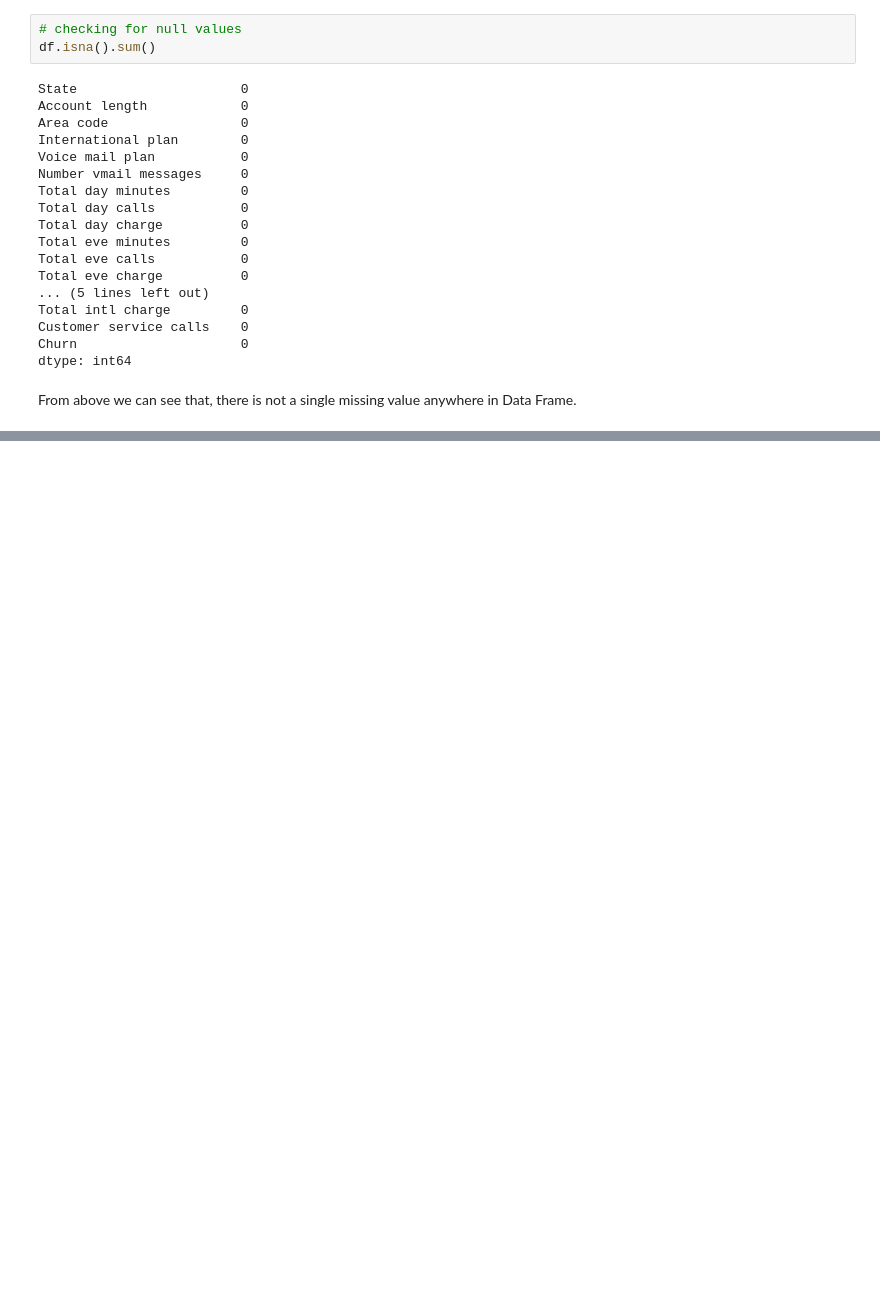
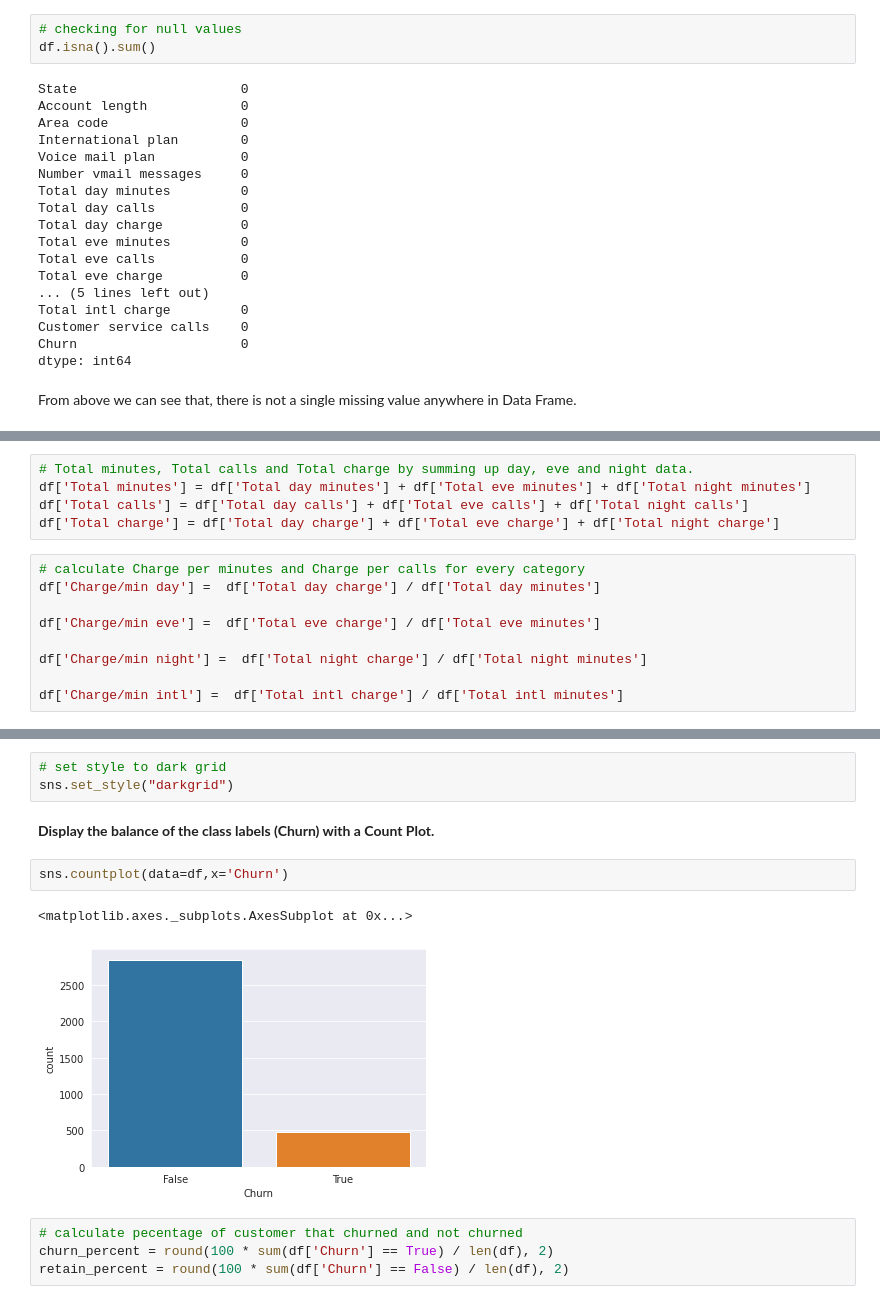
Before and after one commit to Gaurav2912/Telecom-Churn-Analysis---Capstone-Project, a Jupyter notebook: Telecom_Churn_Analysis_Capstone_Project.ipynb, the cells around one changed output, grey strips where cells are left out. Drawn from its saved outputs; the diff is of its cells as text; blank space fills up the shorter version.

```diff
--- a/Telecom_Churn_Analysis_Capstone_Project.ipynb
+++ b/Telecom_Churn_Analysis_Capstone_Project.ipynb
@@ -103,0 +213,14 @@ object type, int tp
+# %%
+# Total minutes, Total calls and Total charge by summing up day, eve and night data.
+df['Total minutes'] = df['Total day minutes'] + df['Total eve minutes'] + df['Total night minutes']
+df['Total calls'] = df['Total day calls'] + df['Total eve calls'] + df['Total night calls']
+df['Total charge'] = df['Total day charge'] + df['Total eve charge'] + df['Total night charge']
+# %%
+# calculate Charge per minutes and Charge per calls for every category
+df['Charge/min day'] =  df['Total day charge'] / df['Total day minutes']
+
+df['Charge/min eve'] =  df['Total eve charge'] / df['Total eve minutes']
+
+df['Charge/min night'] =  df['Total night charge'] / df['Total night minutes']
+
+df['Charge/min intl'] =  df['Total intl charge'] / df['Total intl minutes']
@@ -103,0 +253,14 @@ object type, int tp
+# %%
+# set style to dark grid
+sns.set_style("darkgrid")
+# %% [markdown]
+**Display the balance of the class labels (Churn) with a Count Plot.**
+# %%
+sns.countplot(data=df,x='Churn')
+# %% [output]
+<matplotlib.axes._subplots.AxesSubplot at 0x...>
+[figure, added]
+# %%
+# calculate pecentage of customer that churned and not churned
+churn_percent = round(100 * sum(df['Churn'] == True) / len(df), 2)
+retain_percent = round(100 * sum(df['Churn'] == False) / len(df), 2)
```
Also changed, not shown: parts of 32 cells of this notebook.
